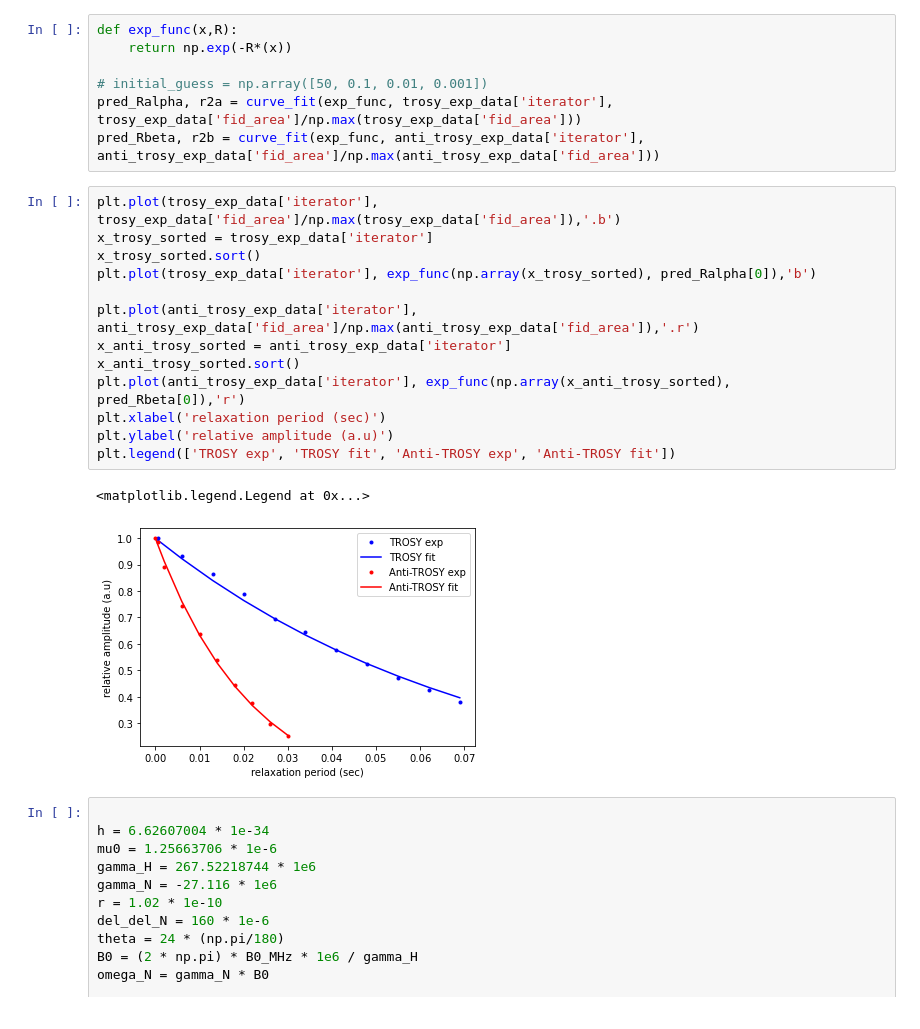
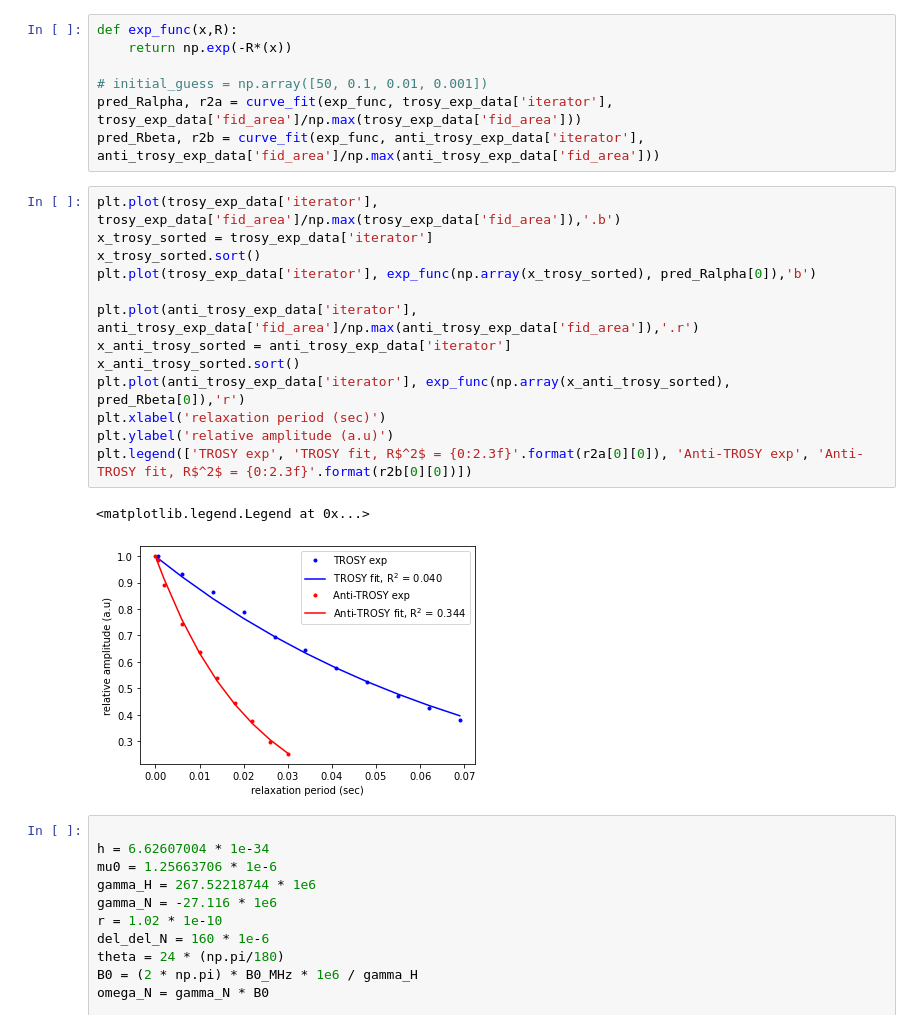
Before and after one commit to amandaqu/JHU_Scripts, a Jupyter notebook: TRACT-Analysis/TRACTanalysis.ipynb, the cells around one changed output. Drawn from its saved outputs; the diff is of its cells as text.

```diff
--- a/TRACT-Analysis/TRACTanalysis.ipynb
+++ b/TRACT-Analysis/TRACTanalysis.ipynb
@@ -124,19 +124,19 @@ pred_Rbeta, r2b = curve_fit(exp_func, anti_trosy_exp_data['iterator'], anti_tros
 # %%
 plt.plot(trosy_exp_data['iterator'], trosy_exp_data['fid_area']/np.max(trosy_exp_data['fid_area']),'.b')
 x_trosy_sorted = trosy_exp_data['iterator']
 x_trosy_sorted.sort()
 plt.plot(trosy_exp_data['iterator'], exp_func(np.array(x_trosy_sorted), pred_Ralpha[0]),'b')
 
 plt.plot(anti_trosy_exp_data['iterator'], anti_trosy_exp_data['fid_area']/np.max(anti_trosy_exp_data['fid_area']),'.r')
 x_anti_trosy_sorted = anti_trosy_exp_data['iterator']
 x_anti_trosy_sorted.sort()
 plt.plot(anti_trosy_exp_data['iterator'], exp_func(np.array(x_anti_trosy_sorted), pred_Rbeta[0]),'r')
 plt.xlabel('relaxation period (sec)')
 plt.ylabel('relative amplitude (a.u)')
-plt.legend(['TROSY exp', 'TROSY fit', 'Anti-TROSY exp', 'Anti-TROSY fit'])
+plt.legend(['TROSY exp', 'TROSY fit, R$^2$ = {0:2.3f}'.format(r2a[0][0]), 'Anti-TROSY exp', 'Anti-TROSY fit, R$^2$ = {0:2.3f}'.format(r2b[0][0])])
 # %% [output]
 <matplotlib.legend.Legend at 0x...>
-[figure, old version]
+[figure, new version]
 # %%
 
 h = 6.62607004 * 1e-34
```
